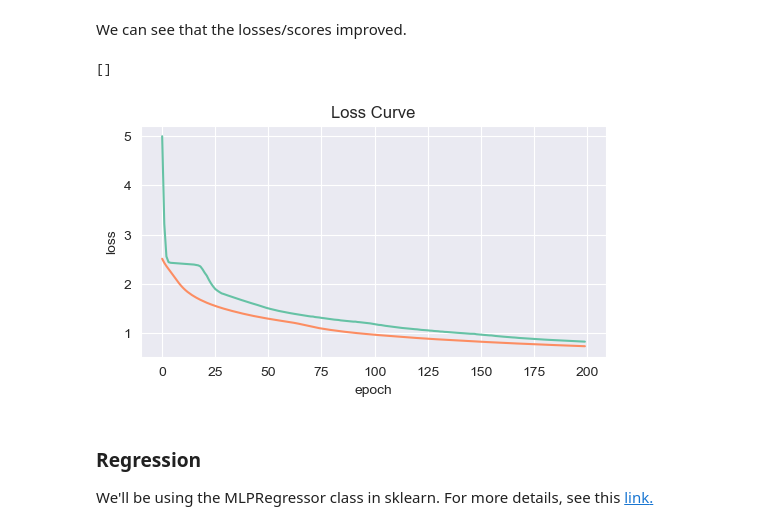
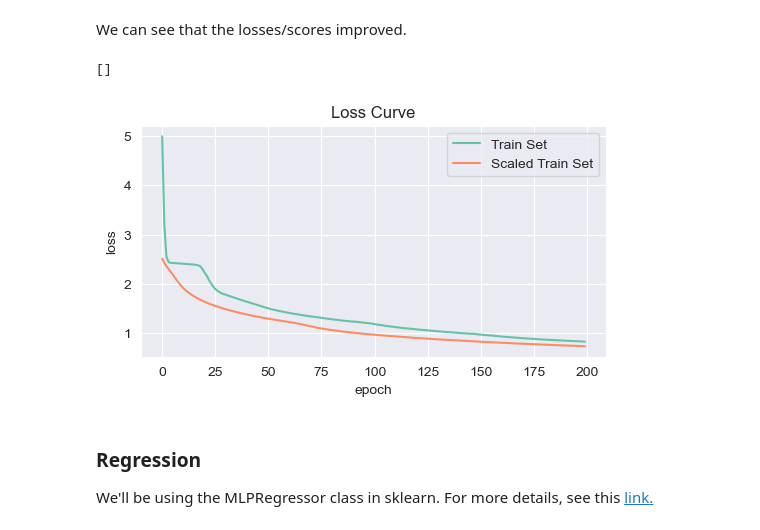
Before and after one commit to Cyntwikip/Machine-Learning, a Jupyter notebook: neural_network.ipynb, the cells around one changed output. Drawn from its saved outputs; the diff is of its cells as text; code cells hidden in the pictures.

Commit message:
rev: update filename and legend

```diff
--- a/neural_network.ipynb
+++ b/neural_network.ipynb
@@ -97,15 +97,16 @@ We can see that the losses/scores improved.
 # %%
 fig, ax = plt.subplots(1,1, figsize=(6,3), dpi=100)
 ax.plot(model.loss_curve_, label="Train Set")
 ax.plot(model_scaled.loss_curve_, label="Scaled Train Set")
 
 plt.ylabel('loss')
 plt.xlabel('epoch')
 plt.title('Loss Curve')
+plt.legend()
 plt.plot()
 # %% [output]
 []
-[figure, old version]
+[figure, new version]
 # %% [markdown]
 ### Regression
 
```
Also changed, not shown: parts of 3 cells of this notebook.
